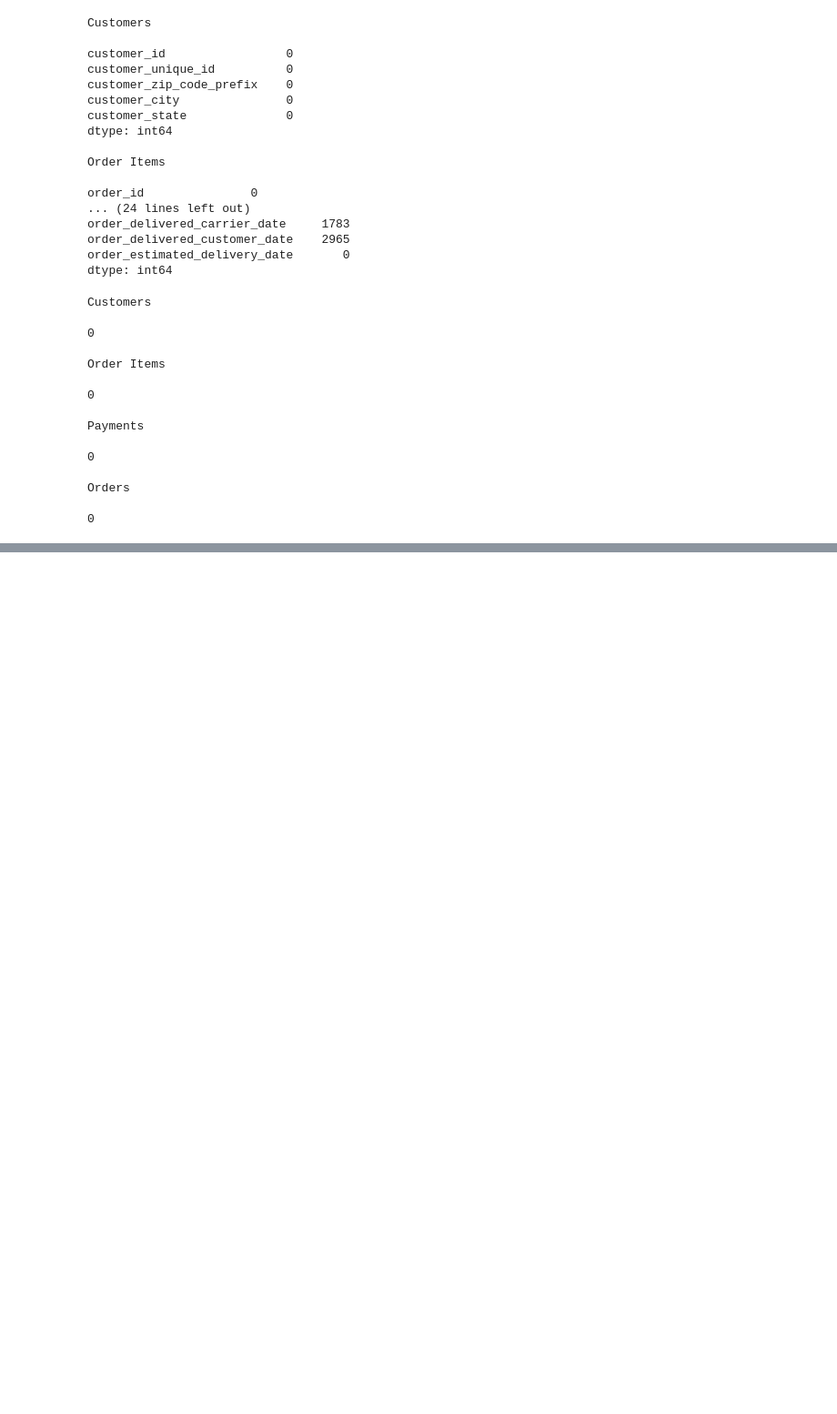
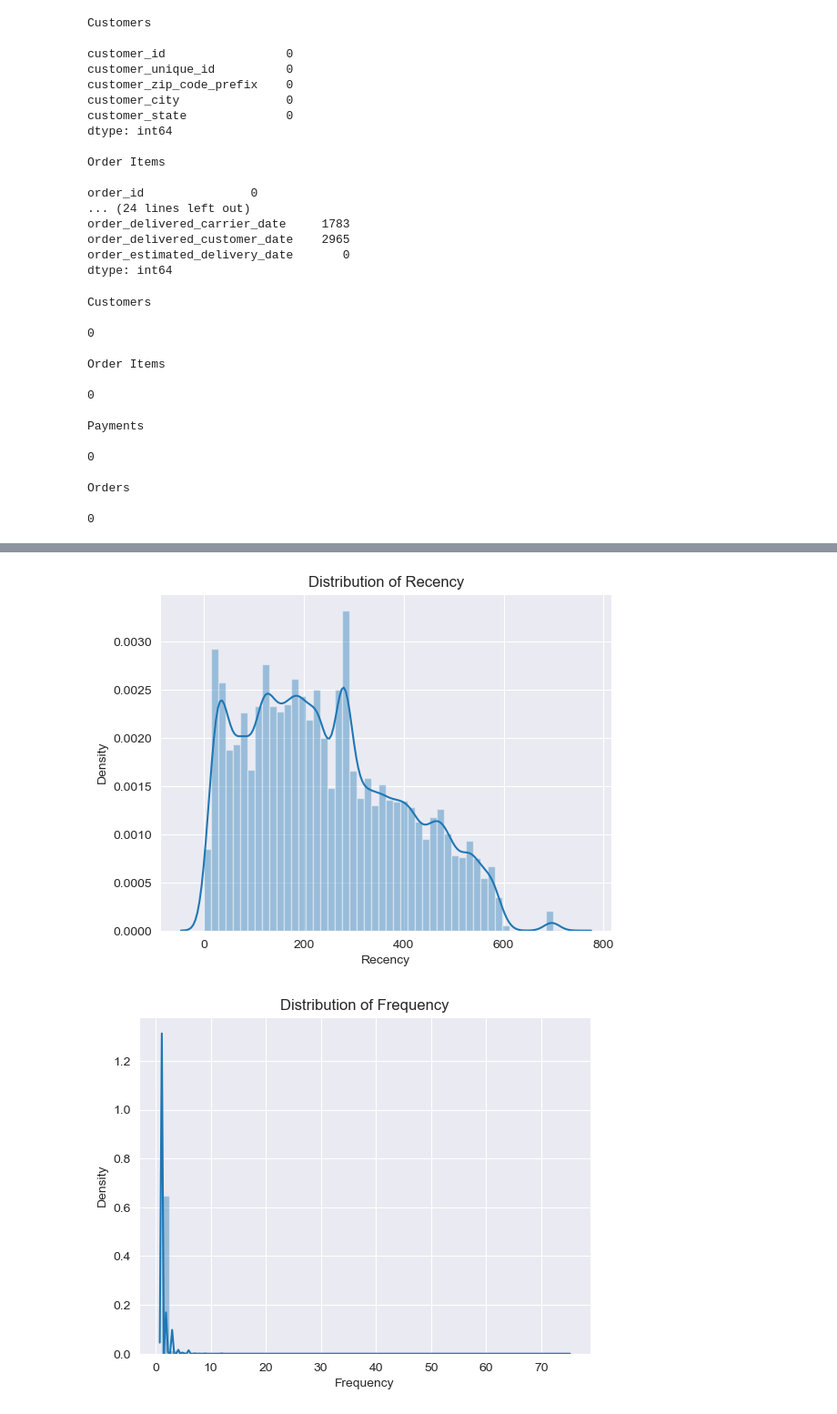
Before and after one commit to onangeko/redstring, a Jupyter notebook: client_analysis_rfm_clustering.ipynb, the cells around one changed output, grey strips where cells are left out. Shown: that part at 91% size. Cells and saved outputs as stored; diff of their text form; code cells hidden in the pictures; blank space fills up the shorter version.

```diff
--- a/client_analysis_rfm_clustering.ipynb
+++ b/client_analysis_rfm_clustering.ipynb
@@ -95,0 +144,13 @@ df.describe()
+# %%
+#Grouping customers by their most recent purchase
+recency = df.groupby('customer_unique_id').order_purchase_timestamp.max().reset_index()
+
+#Find the most recent purchase value
+most_recent_purchase_date = df['order_purchase_timestamp'].dt.date.max()
+
+#Convert the timestamp into datetime object
+recency["order_purchase_timestamp"] = recency["order_purchase_timestamp"].dt.date
+
+#Calculate recency score for each customer
+recency['Recency'] = recency['order_purchase_timestamp'].apply(lambda x: (most_recent_purchase_date - x).days)
+recency.drop(columns='order_purchase_timestamp')
@@ -95,0 +174,4 @@ df.describe()
+# %%
+frequency = df.groupby('customer_unique_id').order_purchase_timestamp.count().reset_index()
+frequency.rename(columns={'order_purchase_timestamp':'Frequency'},inplace=True)
+frequency
@@ -95,0 +196,4 @@ df.describe()
+# %%
+monetary = df.groupby('customer_unique_id').payment_value.sum().reset_index()
+monetary.rename(columns={'payment_value':'Monetary'},inplace=True)
+monetary
@@ -95,0 +214,6 @@ df.describe()
+# %%
+#Merge the dataframes
+rf = recency.merge(frequency, on='customer_unique_id')
+rfm = rf.merge(monetary, on='customer_unique_id').drop(columns='order_purchase_timestamp')
+
+rfm
@@ -95,0 +246,7 @@ df.describe()
+# %%
+#Visualize the distribution of the RFM features
+for col in rfm.columns[1:]:
+    distribution_plot(rfm,col)
+# %% [output]
+[figure, added]
+[figure, added]
```
Also changed, not shown: parts of 19 cells of this notebook, 2 other files.
